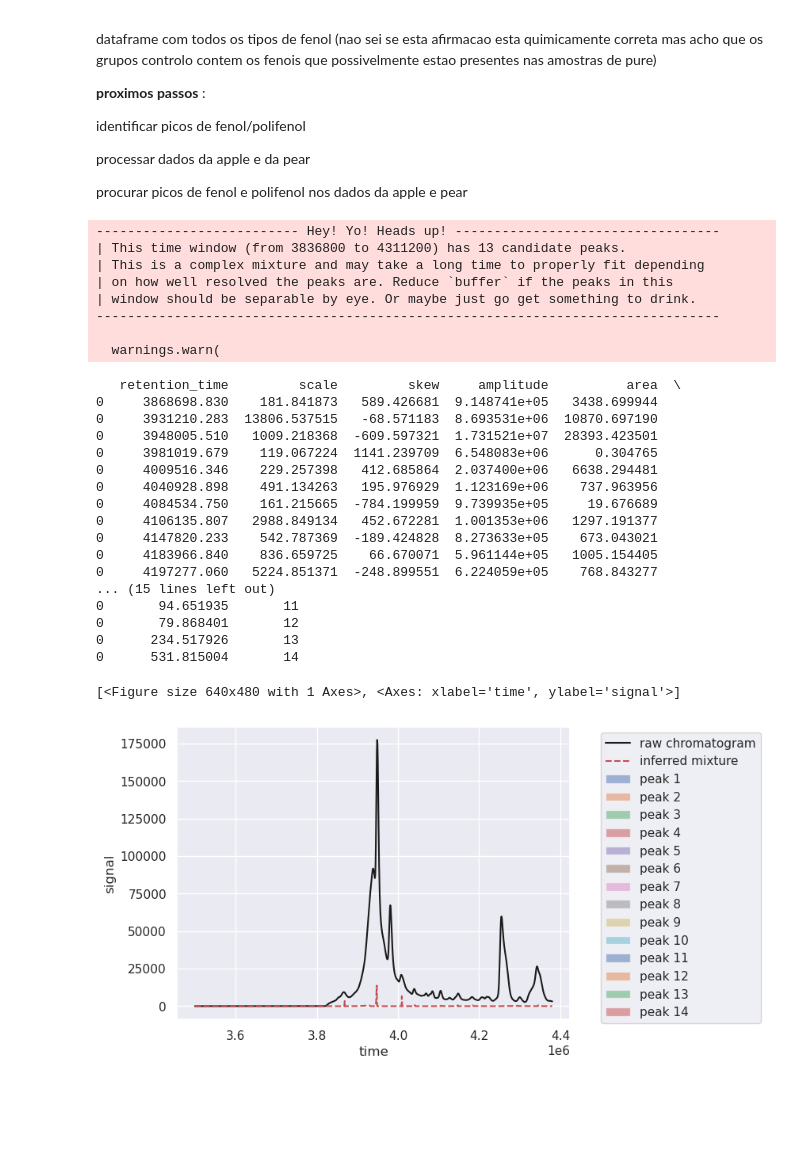
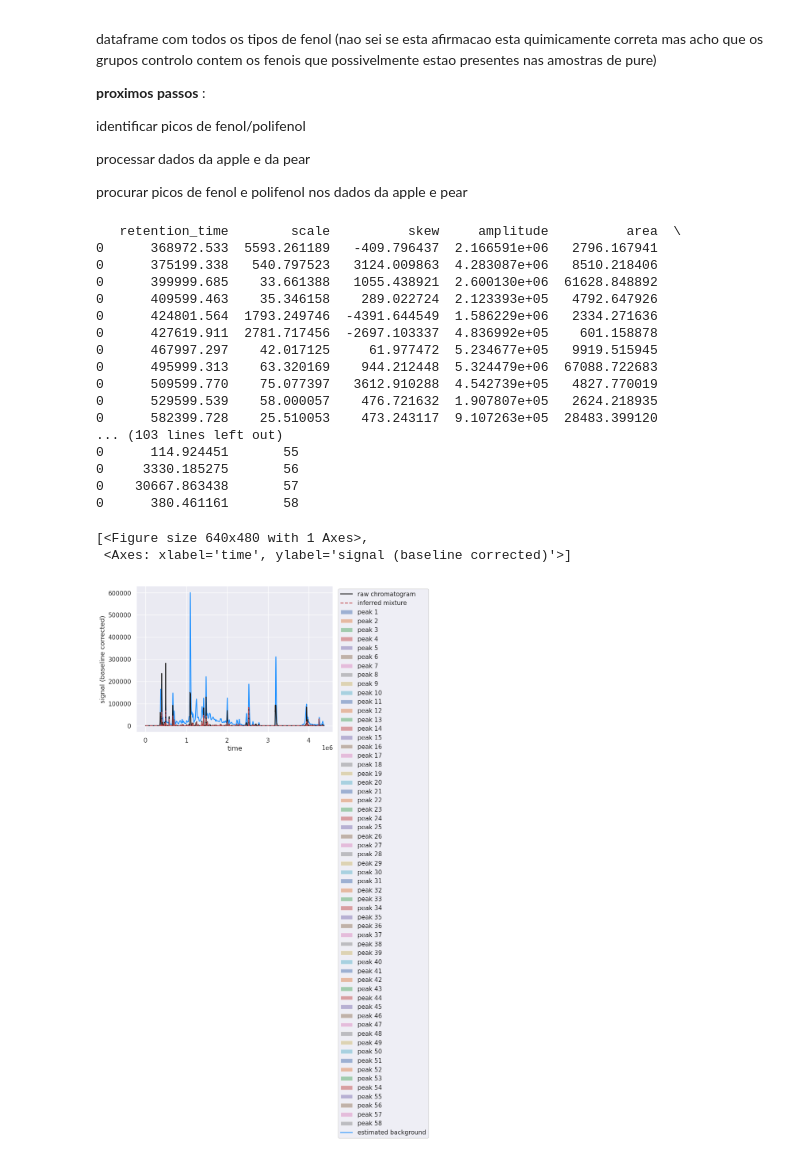
Before and after one commit to amarcos20/PolyFoxScreen, a Jupyter notebook: pipeline.ipynb, the cells around one changed output. Drawn from its saved outputs; the diff is of its cells as text; code cells hidden in the pictures; blank space fills up the shorter version.

```diff
--- a/pipeline.ipynb
+++ b/pipeline.ipynb
@@ -147,38 +150,30 @@ procurar picos de fenol e polifenol nos dados da apple e pear
 # %%
 amostra1 = load_chromatogram('Data_PolyFoxScreen_CSV/Apple/RNS01_1.csv', cols={'RT(milliseconds)':'time', 'TIC': 'signal' }, delimiter=',')
 cromatograma_amostra1 = Chromatogram(amostra1, cols={'time': 'time', 'signal': 'signal'})
-cromatograma_amostra1.crop([3.5e6,5e6])
-dados_picos_amostra1 = cromatograma_amostra1.fit_peaks(correct_baseline=False)
+dados_picos_amostra1 = cromatograma_amostra1.fit_peaks(approx_peak_width=0.01e6,correct_baseline=True)
 print(dados_picos_amostra1)
 cromatograma_amostra1.show()
 # %% [output]
--------------------------- Hey! Yo! Heads up! ----------------------------------
-| This time window (from 3836800 to 4311200) has 13 candidate peaks.
-| This is a complex mixture and may take a long time to properly fit depending
-| on how well resolved the peaks are. Reduce `buffer` if the peaks in this
-| window should be separable by eye. Or maybe just go get something to drink.
---------------------------------------------------------------------------------
-
-  warnings.warn(
+   retention_time        scale          skew     amplitude          area  \
+0      368972.533  5593.261189   -409.796437  2.166591e+06   2796.167941
+0      375199.338   540.797523   3124.009863  4.283087e+06   8510.218406
+0      399999.685    33.661388   1055.438921  2.600130e+06  61628.848892
+0      409599.463    35.346158    289.022724  2.123393e+05   4792.647926
+0      424801.564  1793.249746  -4391.644549  1.586229e+06   2334.271636
+0      427619.911  2781.717456  -2697.103337  4.836992e+05    601.158878
+0      467997.297    42.017125     61.977472  5.234677e+05   9919.515945
+0      495999.313    63.320169    944.212448  5.324479e+06  67088.722683
+0      509599.770    75.077397   3612.910288  4.542739e+05   4827.770019
+0      529599.539    58.000057    476.721632  1.907807e+05   2624.218935
+0      582399.728    25.510053    473.243117  9.107263e+05  28483.399120
+... (103 lines left out)
+0      114.924451       55
+0     3330.185275       56
+0    30667.863438       57
+0      380.461161       58
-   retention_time         scale         skew     amplitude          area  \
-0     3868698.830    181.841873   589.426681  9.148741e+05   3438.699944
-0     3931210.283  13806.537515   -68.571183  8.693531e+06  10870.697190
-0     3948005.510   1009.218368  -609.597321  1.731521e+07  28393.423501
-0     3981019.679    119.067224  1141.239709  6.548083e+06      0.304765
-0     4009516.346    229.257398   412.685864  2.037400e+06   6638.294481
-0     4040928.898    491.134263   195.976929  1.123169e+06    737.963956
-0     4084534.750    161.215665  -784.199959  9.739935e+05     19.676689
-0     4106135.807   2988.849134   452.672281  1.001353e+06   1297.191377
-0     4147820.233    542.787369  -189.424828  8.273633e+05    673.043021
-0     4183966.840    836.659725    66.670071  5.961144e+05   1005.154405
-0     4197277.060   5224.851371  -248.899551  6.224059e+05    768.843277
-... (15 lines left out)
-0       94.651935       11
-0       79.868401       12
-0      234.517926       13
-0      531.815004       14
+[<Figure size 640x480 with 1 Axes>,
+ <Axes: xlabel='time', ylabel='signal (baseline corrected)'>]
-[<Figure size 640x480 with 1 Axes>, <Axes: xlabel='time', ylabel='signal'>]
-[figure, old version]
+[figure, new version]
 # %%
 rt_picos_amostra1 = dados_picos_amostra1['retention_time']
 area_picos_amostra1 = dados_picos_amostra1['area']
```
Also changed, not shown: parts of 5 cells of this notebook.
